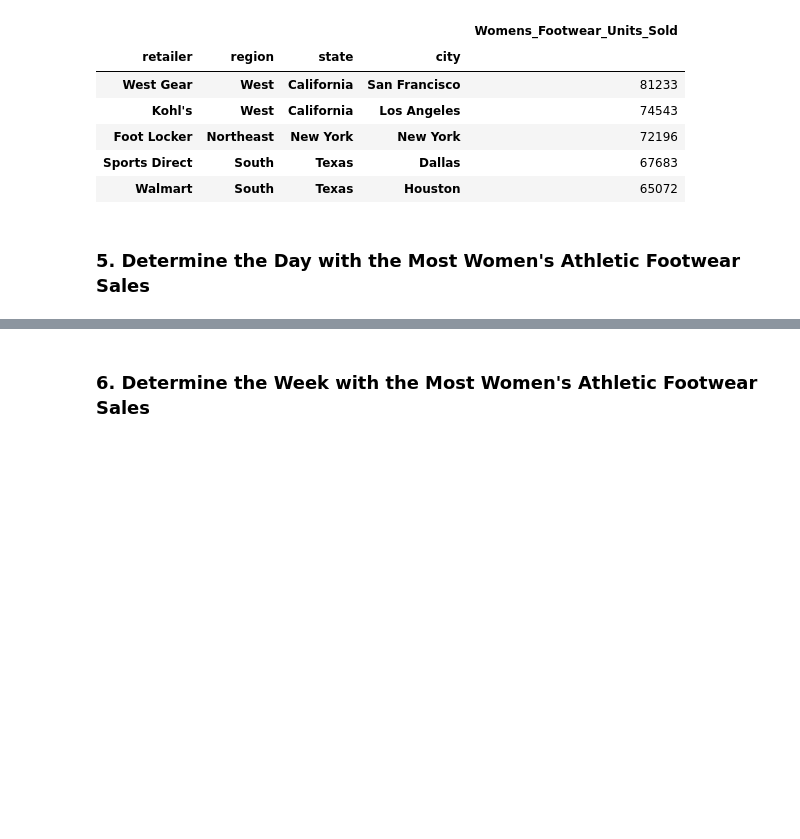
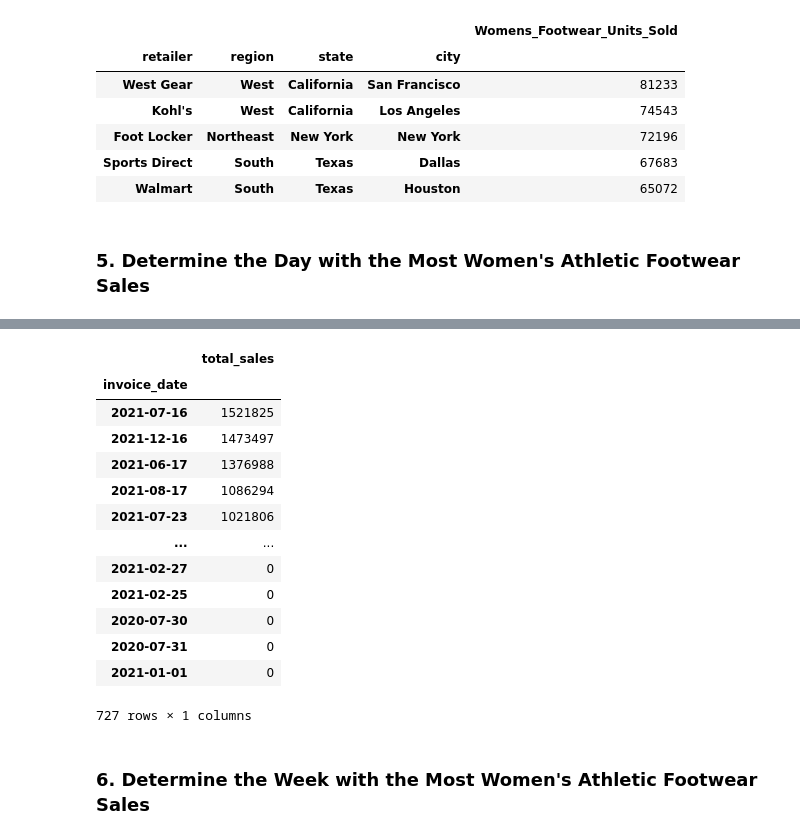
Before and after one commit to kuzhinjo/athletic_sales_analysis, a Jupyter notebook: athletic_sales_analysis_starter_code.ipynb, the cells around one changed output, grey strips where cells are left out. Saved outputs shown, nothing was run; the diff lists cells and outputs as text; code cells hidden in the pictures; blank space fills up the shorter version.

```diff
--- a/athletic_sales_analysis_starter_code.ipynb
+++ b/athletic_sales_analysis_starter_code.ipynb
@@ -82,9 +82,9 @@ dtype: object
 #### Combine the sales data by rows.
 # %%
 # Combine the 2020 and 2021 sales DataFrames on the rows and reset the index.
-joined_2020_2021_sales = pd.concat([athletic_sales_2020, athletic_sales_2021], axis="rows", join="inner")
-joined_2020_2021_sales.reset_index()
-joined_2020_2021_sales.head(-1)
+combined_2020_2021_sales_df = pd.concat([athletic_sales_2020, athletic_sales_2021], axis="rows", join="inner")
+combined_2020_2021_sales_df.reset_index()
+combined_2020_2021_sales_df.head(-1)
 # %% [output]
 |  | retailer | retailer_id | invoice_date | region | state | city | product | price_per_unit | units_sold | ... |
 | 0 | Foot Locker | 1185732 | 1/1/20 | Northeast | New York | New York | Men's Street Footwear | 50 | 1200 | ... |
@@ -135,8 +135,8 @@ sales_method         object
 dtype: object
 # %%
 # Convert the "invoice_date" to a datetime datatype
-joined_2020_2021_sales["invoice_date"] = joined_2020_2021_sales.loc[:, "invoice_date"].astype('datetime64[ns]')
-joined_2020_2021_sales
+combined_2020_2021_sales_df["invoice_date"] = combined_2020_2021_sales_df.loc[:, "invoice_date"].astype('datetime64[ns]')
+combined_2020_2021_sales_df
 # %% [output]
 |  | retailer | retailer_id | invoice_date | region | state | city | product | price_per_unit | units_sold | ... |
 | 0 | Foot Locker | 1185732 | 2020-01-01 | Northeast | New York | New York | Men's Street Footwear | 50 | 1200 | ... |
@@ -308,7 +308,7 @@ sorted_groupby_2020_2021_total_sales_per_retailer.head(5)
 # %%
 # Filter the sales data to get the women's athletic footwear sales data.
 # joined_2020_2021_sales['product'].value_counts().head(10)
-womens_ath_fw_df = joined_2020_2021_sales.copy()
+womens_ath_fw_df = combined_2020_2021_sales_df.copy()
 womens_ath_fw_df["product"] = womens_ath_fw_df.loc[:, "product"].astype(str)
 
 womens_ath_fw_df = womens_ath_fw_df.loc[womens_ath_fw_df['product'].str.contains('Women\'s Athletic Footwear', case = False)]
@@ -369,9 +369,12 @@ sorted_pivot_womens_ath_fw_units_sold.head(5)
 ### 5. Determine the Day with the Most Women's Athletic Footwear Sales
 # %%
 # Create a pivot table with the 'invoice_date' column is the index, and the "total_sales" as the values.
-
-
+pivot_womens_ath_fw_total_sales_by_day = pd.pivot_table(womens_ath_fw_df,
+                                 values='total_sales',
+                                 index=('invoice_date'),
+                                 aggfunc='sum')
 # Optional: Rename the "total_sales" column to "Total Sales"
-
+renamed_pivot_womens_ath_fw_units_sold = pivot_womens_ath_fw_total_sales_by_day.rename(columns={"units_sold": "Total Sales"})
 
 # Show the table.
+print(renamed_pivot_womens_ath_fw_units_sold)
@@ -378,8 +397,25 @@ sorted_pivot_womens_ath_fw_units_sold.head(5)
 # %%
 # Resample the pivot table into daily bins, and get the total sales for each day.
+total_sales_per_day = renamed_pivot_womens_ath_fw_units_sold.resample('D').sum()
 
 
 # Sort the resampled pivot table in ascending order on "Total Sales".
+total_sales_per_day.sort_values(by="total_sales", ascending=False)
+# %% [output]
+|  | total_sales |
+| invoice_date |  |
+| 2021-07-16 | 1521825 |
+| 2021-12-16 | 1473497 |
+| 2021-06-17 | 1376988 |
+| 2021-08-17 | 1086294 |
+| 2021-07-23 | 1021806 |
+| ... | ... |
+| 2021-02-27 | 0 |
+| 2021-02-25 | 0 |
+| 2020-07-30 | 0 |
+| 2020-07-31 | 0 |
+| 2021-01-01 | 0 |
+727 rows × 1 columns
 # %% [markdown]
 ### 6.  Determine the Week with the Most Women's Athletic Footwear Sales
 # %%
```
Also changed, not shown: parts of 12 cells of this notebook.
